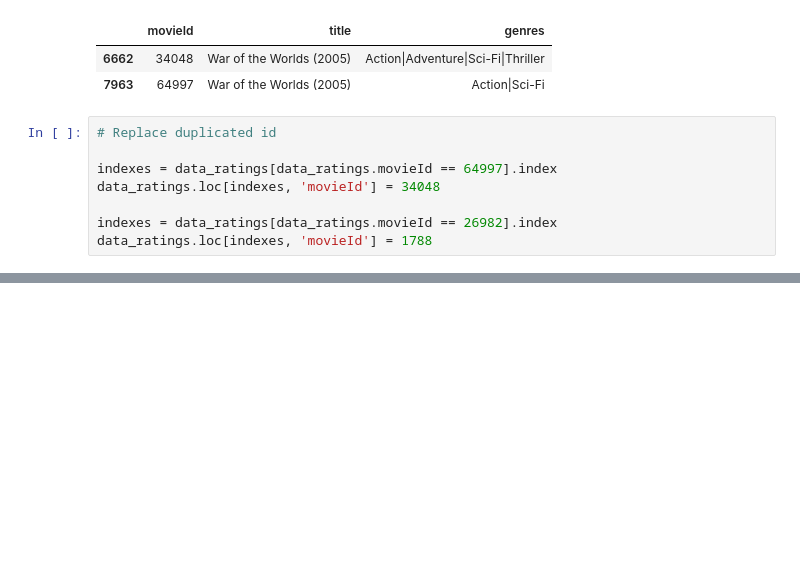
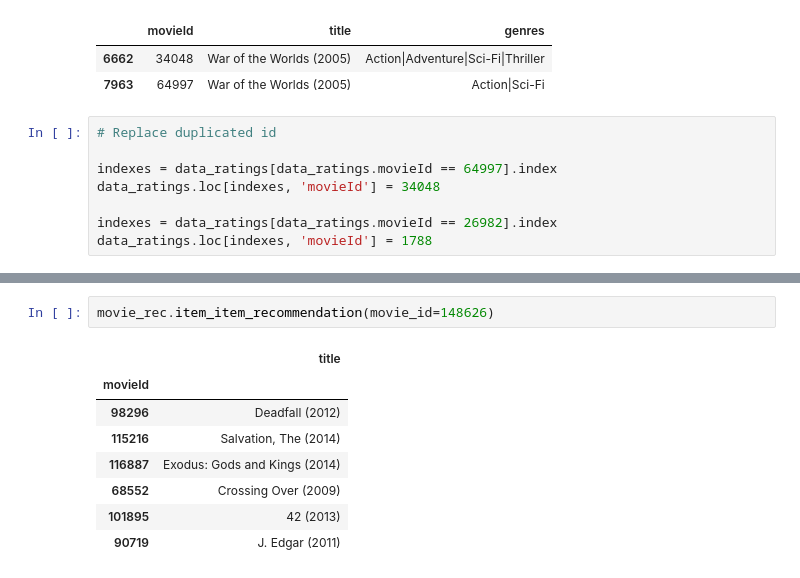
Before and after one commit to aleksanp/movie-recommendation-bot, a Jupyter notebook: movie_recommendation_bot.ipynb, the cells around one changed output, grey strips where cells are left out. Cells and saved outputs as stored; diff of their text form; blank space fills up the shorter version.

```diff
--- a/movie_recommendation_bot.ipynb
+++ b/movie_recommendation_bot.ipynb
@@ -438,0 +688,11 @@ Name: 49, dtype: object
+# %%
+movie_rec.item_item_recommendation(movie_id=148626)
+# %% [output]
+|  | title |
+| movieId |  |
+| 98296 | Deadfall (2012) |
+| 115216 | Salvation, The (2014) |
+| 116887 | Exodus: Gods and Kings (2014) |
+| 68552 | Crossing Over (2009) |
+| 101895 | 42 (2013) |
+| 90719 | J. Edgar (2011) |
```
Also changed, not shown: parts of 67 cells of this notebook, 1 other file.
